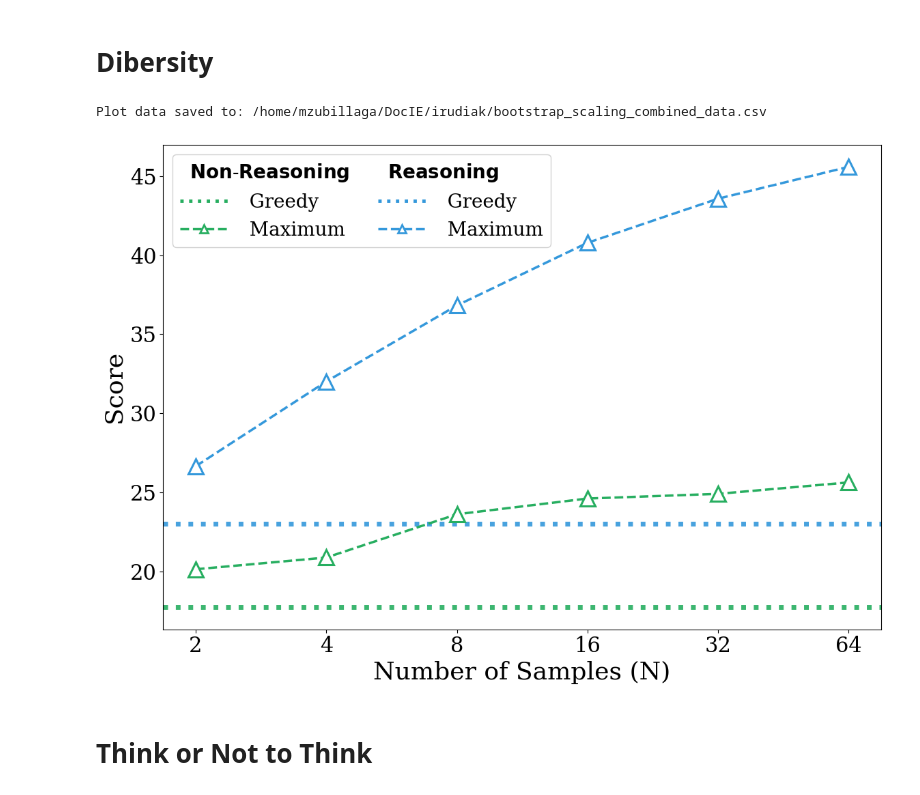
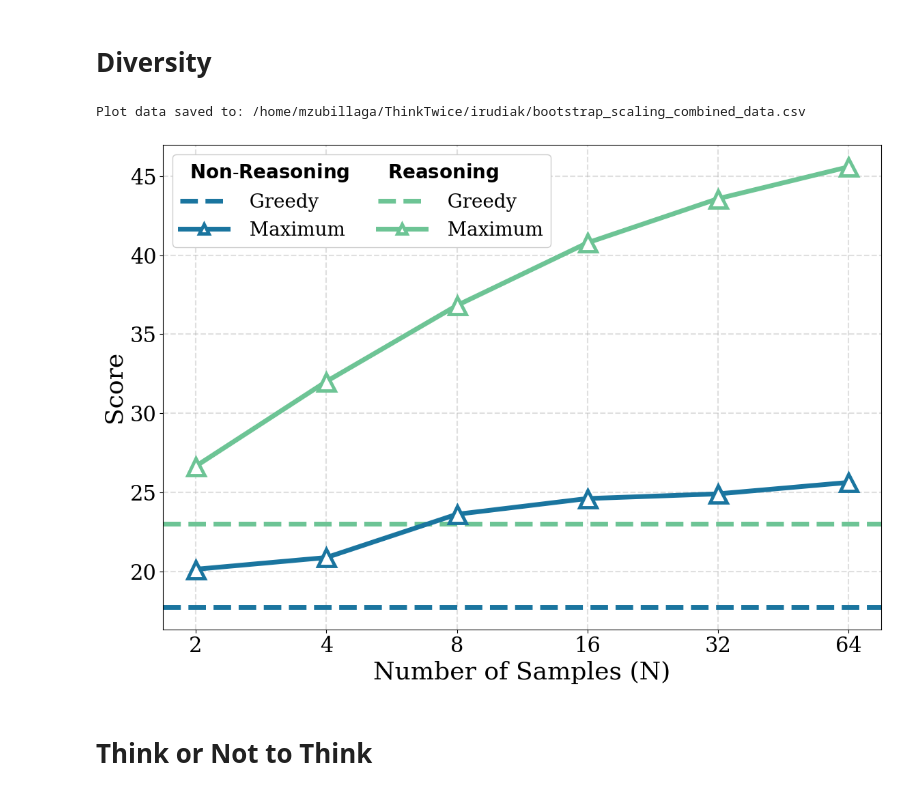
Before and after one commit to MikelZubi/ThinkTwice, a Jupyter notebook: plots.ipynb, the cells around one changed output. Cells and saved outputs as stored; diff of their text form; code cells hidden in the pictures.

```diff
--- a/plots.ipynb
+++ b/plots.ipynb
@@ -1,5 +1,5 @@
 # %% [markdown]
-# Dibersity
+# Diversity
 # %%
 import pandas as pd
 import matplotlib.pyplot as plt
@@ -23,13 +23,13 @@ plt.rcParams.update({
 # -----------------------------
 # Celda 1: Diversity (bootstrap scaling)
 # -----------------------------
-df = pd.read_csv('/home/mzubillaga/DocIE/results/MUC/zeroshot/test/boostrap_en_analysis.csv')
+df = pd.read_csv('/home/mzubillaga/ThinkTwice/results/MUC/zeroshot/test/boostrap_en_analysis.csv')
 
 models = df['modelname'].unique()
 
 colors = {
-    'Qwen3-32B_think': '#3498db',
-    'Qwen3-32B_nothink': '#27ae60'
+    'Qwen3-32B_think': '#6dc495',
+    'Qwen3-32B_nothink': "#1a759f"
 }
 
 model_labels = {
@@ -69,20 +69,20 @@ for model in models:
         })
 
     # Maximum F1
-    ax.plot(sizes, max_values, marker='^', linestyle='--', color=color,
-            linewidth=2.5, markersize=16, markerfacecolor='white', markeredgewidth=2.2)
+    ax.plot(sizes, max_values, marker='^', linestyle='-', color=color,
+            linewidth=5.0, markersize=18, markerfacecolor='white', markeredgewidth=3.5)
 
     # Voter F1
     #ax.plot(sizes, voter_f1_values, marker='s', linestyle='-.', color=color,
     #        linewidth=2.5, markersize=16)
 
     # Greedy (línea horizontal)
-    ax.axhline(y=greedy_value, color=color, linestyle=':', linewidth=5, alpha=0.9)
+    ax.axhline(y=greedy_value, color=color, linestyle='--', linewidth=5.0)
 
 # Save plot data to CSV
 plot_data_df = pd.DataFrame(plot_data_rows)
-plot_data_df.to_csv('/home/mzubillaga/DocIE/irudiak/bootstrap_scaling_combined_data.csv', index=False)
-print(f"Plot data saved to: /home/mzubillaga/DocIE/irudiak/bootstrap_scaling_combined_data.csv")
+plot_data_df.to_csv('/home/mzubillaga/ThinkTwice/irudiak/bootstrap_scaling_combined_data.csv', index=False)
+print(f"Plot data saved to: /home/mzubillaga/ThinkTwice/irudiak/bootstrap_scaling_combined_data.csv")
 
 ax.set_xlabel('Number of Samples (N)', fontsize=26)
 ax.set_ylabel('Score', fontsize=26)
@@ -92,47 +92,48 @@ ax.set_xticks(unique_sizes)
 #ax.set_ylim(bottom=0)
 ax.set_xticklabels(unique_sizes, fontsize=22)
 ax.tick_params(axis='both', which='major', labelsize=22)
+ax.grid(axis='both', linestyle='--', alpha=0.4, linewidth=1.5)
 
 # Leyenda personalizada en dos columnas
 legend_elements = [
     # Columna 2: Non-Reasoning
     #Text(0, 0,r'$\bf{Non}$-$\bf{Reasoning}$'),
     Line2D([0], [0], color='white', marker='', linestyle='', label=r'$\bf{Non}$-$\bf{Reasoning}$', markersize=0),
-    Line2D([0], [0], color='#27ae60', linestyle=':', linewidth=3.5, label='  Greedy'),
-    Line2D([0], [0], color='#27ae60', marker='^', linestyle='--', linewidth=2.5, markersize=8,
-           markerfacecolor='white', markeredgewidth=2, label='  Maximum'),
+    Line2D([0], [0], color='#1a759f', linestyle='--', linewidth=5.0, label='  Greedy'),
+    Line2D([0], [0], color='#1a759f', marker='^', linestyle='-', linewidth=5.0, markersize=10,
+           markerfacecolor='white', markeredgewidth=3.5, label='  Maximum'),
     # Columna 1: Reasoning
     Line2D([0], [0], color='white', marker='', linestyle='', label=r'$\bf{Reasoning}$', markersize=0),
-    Line2D([0], [0], color='#3498db', linestyle=':', linewidth=3.5, label='  Greedy'),
-    Line2D([0], [0], color='#3498db', marker='^', linestyle='--', linewidth=2.5, markersize=8,
-           markerfacecolor='white', markeredgewidth=2, label='  Maximum'),
+    Line2D([0], [0], color='#6dc495', linestyle='--', linewidth=5.0, label='  Greedy'),
+    Line2D([0], [0], color='#6dc495', marker='^', linestyle='-', linewidth=5.0, markersize=10,
+           markerfacecolor='white', markeredgewidth=3.5, label='  Maximum'),
 ]
 
 # Colocar la leyenda arriba, fuera del gráfico, en 2 columnas centradas
 #ax.legend(handles=legend_elements, loc='lower center', bbox_to_anchor=(0.5, 1.02),
 #          fontsize=22, ncol=2, columnspacing=1.5, handletextpad=0.5, framealpha=0.9, handlelength=2.5)
 ax.legend(handles=legend_elements, loc='upper left',
-          fontsize=20, ncol=2, columnspacing=1.5, handletextpad=0.5, framealpha=0.9, handlelength=2.5)
+          fontsize=20, ncol=2, columnspacing=1.5, handletextpad=0.5, framealpha=1.0, handlelength=2.5)
 
 
 
 leg = ax.get_legend()
 
 for vpack in leg._legend_handle_box.get_children():
     for hpack in vpack.get_children()[:1]:
         hpack.get_children()[0].set_width(0)
 
 # Dejar espacio encima para la leyenda
 #fig.subplots_adjust(top=0.82)
 
 
 plt.tight_layout()
-plt.savefig('/home/mzubillaga/DocIE/irudiak/bootstrap_scaling_combined.pdf', bbox_inches='tight', dpi=300)
-plt.savefig('/home/mzubillaga/DocIE/irudiak/bootstrap_scaling_combined.png', bbox_inches='tight', dpi=300)
+plt.savefig('/home/mzubillaga/ThinkTwice/irudiak/bootstrap_scaling_combined.pdf', bbox_inches='tight', dpi=300)
+plt.savefig('/home/mzubillaga/ThinkTwice/irudiak/bootstrap_scaling_combined.png', bbox_inches='tight', dpi=300)
 plt.show()
 # %% [output]
-Plot data saved to: /home/mzubillaga/DocIE/irudiak/bootstrap_scaling_combined_data.csv
+Plot data saved to: /home/mzubillaga/ThinkTwice/irudiak/bootstrap_scaling_combined_data.csv
-[figure, old version]
+[figure, new version]
 # %% [markdown]
 # Think or Not to Think
 # %%
```
Also changed, not shown: parts of 5 cells of this notebook, 35 other files.
